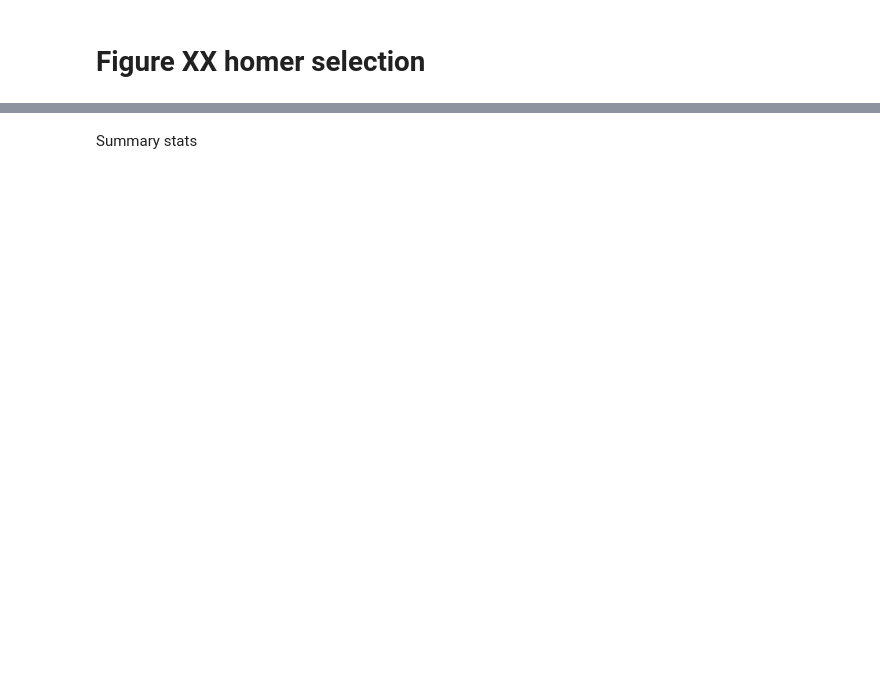
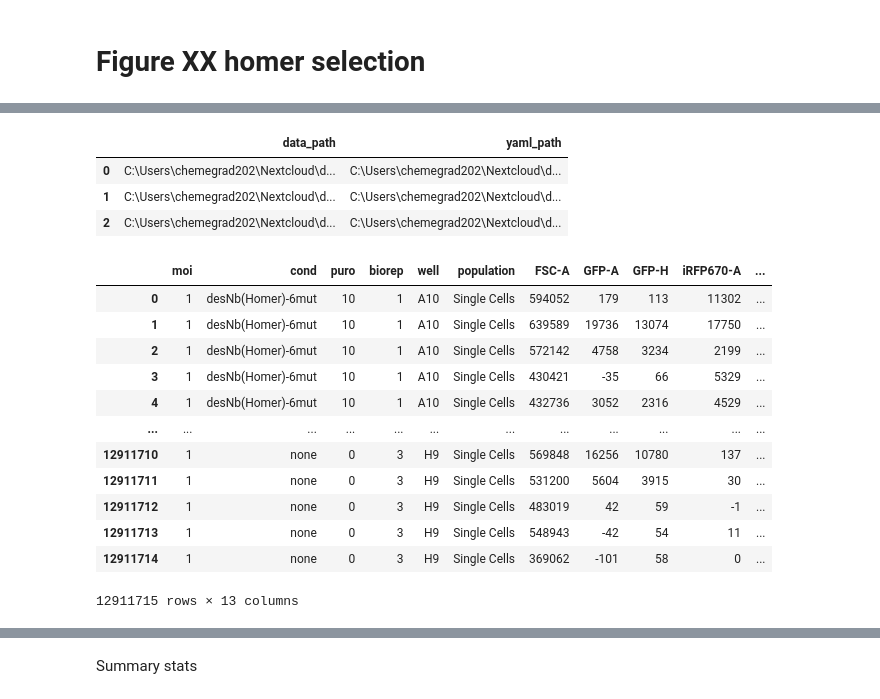
Before and after one commit to GallowayLabMIT/dasit_manuscript, a Jupyter notebook: Figure_XX_homer/homer_nb_selection.ipynb, the cells around one changed output, grey strips where cells are left out. Cells and saved outputs as stored; diff of their text form; code cells hidden in the pictures; blank space fills up the shorter version.

```diff
--- a/Figure_XX_homer/homer_nb_selection.ipynb
+++ b/Figure_XX_homer/homer_nb_selection.ipynb
@@ -58,0 +29,29 @@ small_data_all = df_log_friendly.groupby(['cond']).sample(n=numSamples, random_s
+# %%
+# Set paths to the experiment folder and where to find the data
+base_path = rd.datadir/'data'/'attune'/'Maria'
+
+Plates = {'2026.07.22_homer_selection': ['Rep1_2', 'Rep3_WT','Ctrls']
+}
+
+exp_path = []
+yaml_path = []
+
+for i in Plates:
+    for j in Plates[i]:
+        exp_path.append(base_path/i/j/'Single_cell_csvs')
+        yaml_path.append(base_path/i/j/'Single_cell_csvs'/'wells.yaml')
+
+output_path = rd.rootdir/'output'/'Figure_XX_homer'
+cache_path = rd.rootdir/'output'/'Figure_XX_homer'/'data.gzip'
+
+plates_dict = pd.DataFrame({
+    'data_path' : [exp for exp in exp_path],
+    'yaml_path' : [yaml for yaml in yaml_path]
+})
+
+display(plates_dict)
+# %% [output]
+|  | data_path | yaml_path |
+| 0 | C:\Users\chemegrad202\Nextcloud\d... | C:\Users\chemegrad202\Nextcloud\d... |
+| 1 | C:\Users\chemegrad202\Nextcloud\d... | C:\Users\chemegrad202\Nextcloud\d... |
+| 2 | C:\Users\chemegrad202\Nextcloud\d... | C:\Users\chemegrad202\Nextcloud\d... |
@@ -58,0 +71,16 @@ small_data_all = df_log_friendly.groupby(['cond']).sample(n=numSamples, random_s
+# %%
+display(data)
+# %% [output]
+|  | moi | cond | puro | biorep | well | population | FSC-A | GFP-A | GFP-H | iRFP670-A | ... |
+| 0 | 1 | desNb(Homer)-6mut | 10 | 1 | A10 | Single Cells | 594052 | 179 | 113 | 11302 | ... |
+| 1 | 1 | desNb(Homer)-6mut | 10 | 1 | A10 | Single Cells | 639589 | 19736 | 13074 | 17750 | ... |
+| 2 | 1 | desNb(Homer)-6mut | 10 | 1 | A10 | Single Cells | 572142 | 4758 | 3234 | 2199 | ... |
+| 3 | 1 | desNb(Homer)-6mut | 10 | 1 | A10 | Single Cells | 430421 | -35 | 66 | 5329 | ... |
+| 4 | 1 | desNb(Homer)-6mut | 10 | 1 | A10 | Single Cells | 432736 | 3052 | 2316 | 4529 | ... |
+| ... | ... | ... | ... | ... | ... | ... | ... | ... | ... | ... | ... |
+| 12911710 | 1 | none | 0 | 3 | H9 | Single Cells | 569848 | 16256 | 10780 | 137 | ... |
+| 12911711 | 1 | none | 0 | 3 | H9 | Single Cells | 531200 | 5604 | 3915 | 30 | ... |
+| 12911712 | 1 | none | 0 | 3 | H9 | Single Cells | 483019 | 42 | 59 | -1 | ... |
+| 12911713 | 1 | none | 0 | 3 | H9 | Single Cells | 548943 | -42 | 54 | 11 | ... |
+| 12911714 | 1 | none | 0 | 3 | H9 | Single Cells | 369062 | -101 | 58 | 0 | ... |
+12911715 rows × 13 columns
```
Also changed, not shown: parts of 32 cells of this notebook.
